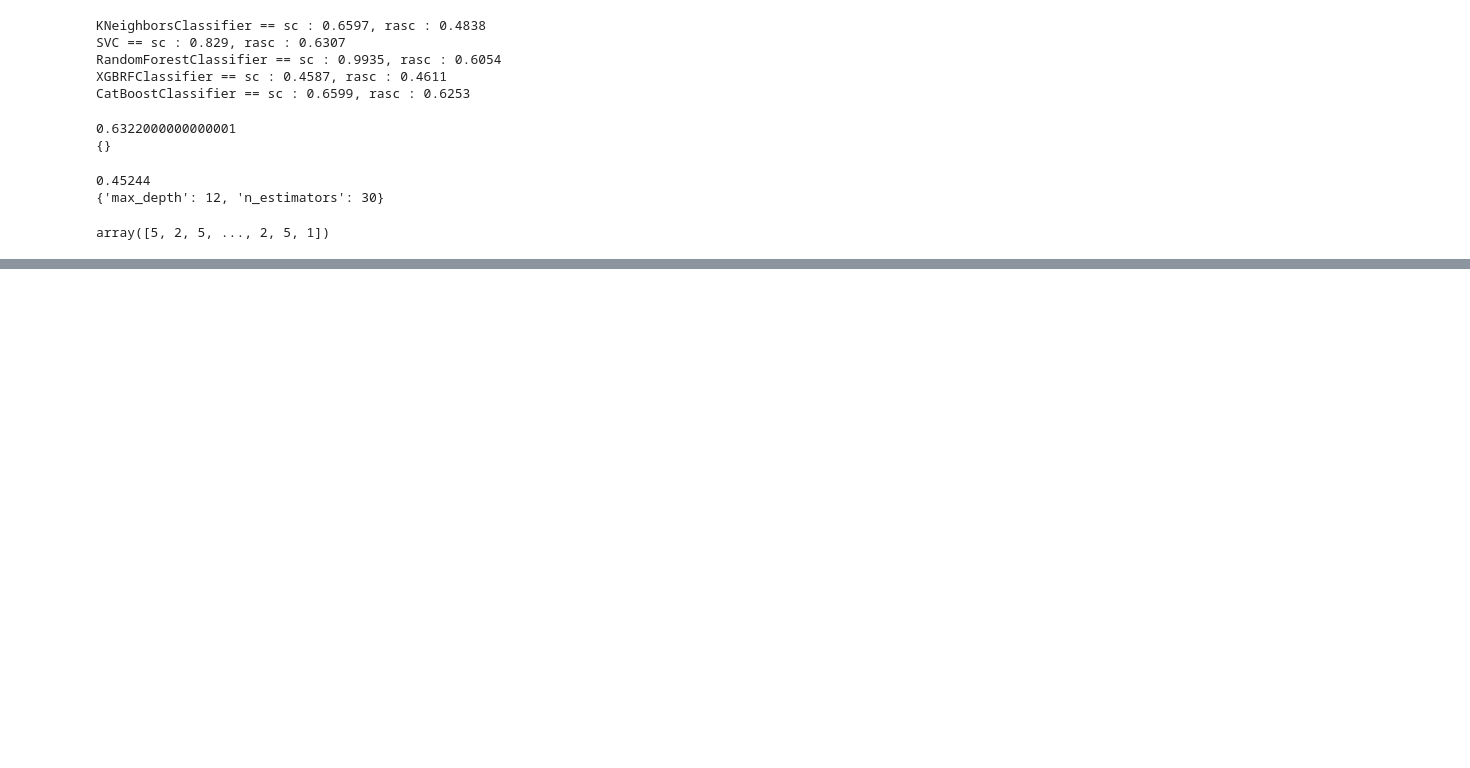
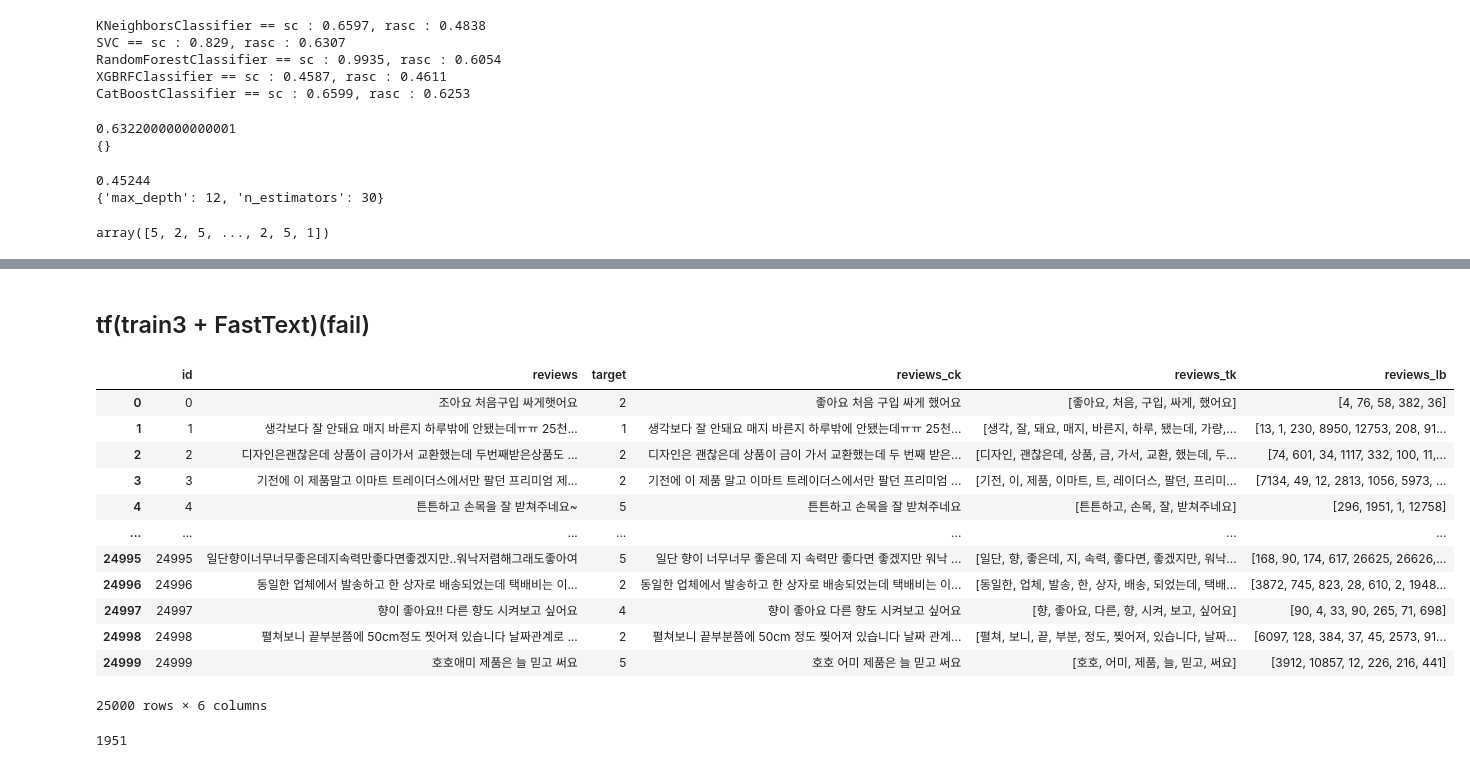
Before and after one commit to chi-hun/dacon, a Jupyter notebook: 쇼핑몰_리뷰_평점_분류_경진대회.ipynb, the cells around one changed output, grey strips where cells are left out. Cells and saved outputs as stored; diff of their text form; code cells hidden in the pictures; blank space fills up the shorter version.

```diff
--- a/쇼핑몰_리뷰_평점_분류_경진대회.ipynb
+++ b/쇼핑몰_리뷰_평점_분류_경진대회.ipynb
@@ -413,0 +715,18 @@ sub.to_csv('submission.csv', index=False)
+# %% [markdown]
+## tf(train3 + FastText)(fail)
+# %%
+train_tk
+# %% [output]
+|  | id | reviews | target | reviews_ck | reviews_tk | reviews_lb |
+| 0 | 0 | 조아요 처음구입 싸게햇어요 | 2 | 좋아요 처음 구입 싸게 했어요 | [좋아요, 처음, 구입, 싸게, 했어요] | [4, 76, 58, 382, 36] |
+| 1 | 1 | 생각보다 잘 안돼요 매지 바른지 하루밖에 안됐는데ㅠㅠ 25천... | 1 | 생각보다 잘 안돼요 매지 바른지 하루밖에 안됐는데ㅠㅠ 25천... | [생각, 잘, 돼요, 매지, 바른지, 하루, 됐는데, 가량,... | [13, 1, 230, 8950, 12753, 208, 91... |
+| 2 | 2 | 디자인은괜찮은데 상품이 금이가서 교환했는데 두번째받은상품도 ... | 2 | 디자인은 괜찮은데 상품이 금이 가서 교환했는데 두 번째 받은... | [디자인, 괜찮은데, 상품, 금, 가서, 교환, 했는데, 두... | [74, 601, 34, 1117, 332, 100, 11,... |
+| 3 | 3 | 기전에 이 제품말고 이마트 트레이더스에서만 팔던 프리미엄 제... | 2 | 기전에 이 제품 말고 이마트 트레이더스에서만 팔던 프리미엄 ... | [기전, 이, 제품, 이마트, 트, 레이더스, 팔던, 프리미... | [7134, 49, 12, 2813, 1056, 5973, ... |
+| 4 | 4 | 튼튼하고 손목을 잘 받쳐주네요~ | 5 | 튼튼하고 손목을 잘 받쳐주네요 | [튼튼하고, 손목, 잘, 받쳐주네요] | [296, 1951, 1, 12758] |
+| ... | ... | ... | ... | ... | ... | ... |
+| 24995 | 24995 | 일단향이너무너무좋은데지속력만좋다면좋겠지만..워낙저렴해그래도좋아여 | 5 | 일단 향이 너무너무 좋은데 지 속력만 좋다면 좋겠지만 워낙 ... | [일단, 향, 좋은데, 지, 속력, 좋다면, 좋겠지만, 워낙... | [168, 90, 174, 617, 26625, 26626,... |
+| 24996 | 24996 | 동일한 업체에서 발송하고 한 상자로 배송되었는데 택배비는 이... | 2 | 동일한 업체에서 발송하고 한 상자로 배송되었는데 택배비는 이... | [동일한, 업체, 발송, 한, 상자, 배송, 되었는데, 택배... | [3872, 745, 823, 28, 610, 2, 1948... |
+| 24997 | 24997 | 향이 좋아요!! 다른 향도 시켜보고 싶어요 | 4 | 향이 좋아요 다른 향도 시켜보고 싶어요 | [향, 좋아요, 다른, 향, 시켜, 보고, 싶어요] | [90, 4, 33, 90, 265, 71, 698] |
+| 24998 | 24998 | 펼쳐보니 끝부분쯤에 50cm정도 찟어져 있습니다 날짜관계로 ... | 2 | 펼쳐보니 끝부분쯤에 50cm 정도 찢어져 있습니다 날짜 관계... | [펼쳐, 보니, 끝, 부분, 정도, 찢어져, 있습니다, 날짜... | [6097, 128, 384, 37, 45, 2573, 91... |
+| 24999 | 24999 | 호호애미 제품은 늘 믿고 써요 | 5 | 호호 어미 제품은 늘 믿고 써요 | [호호, 어미, 제품, 늘, 믿고, 써요] | [3912, 10857, 12, 226, 216, 441] |
+25000 rows × 6 columns
@@ -413,0 +752,4 @@ sub.to_csv('submission.csv', index=False)
+# %%
+len(set(model_ft.wv.index2word))+1
+# %% [output]
+1951
```
Also changed, not shown: parts of 67 cells of this notebook.
